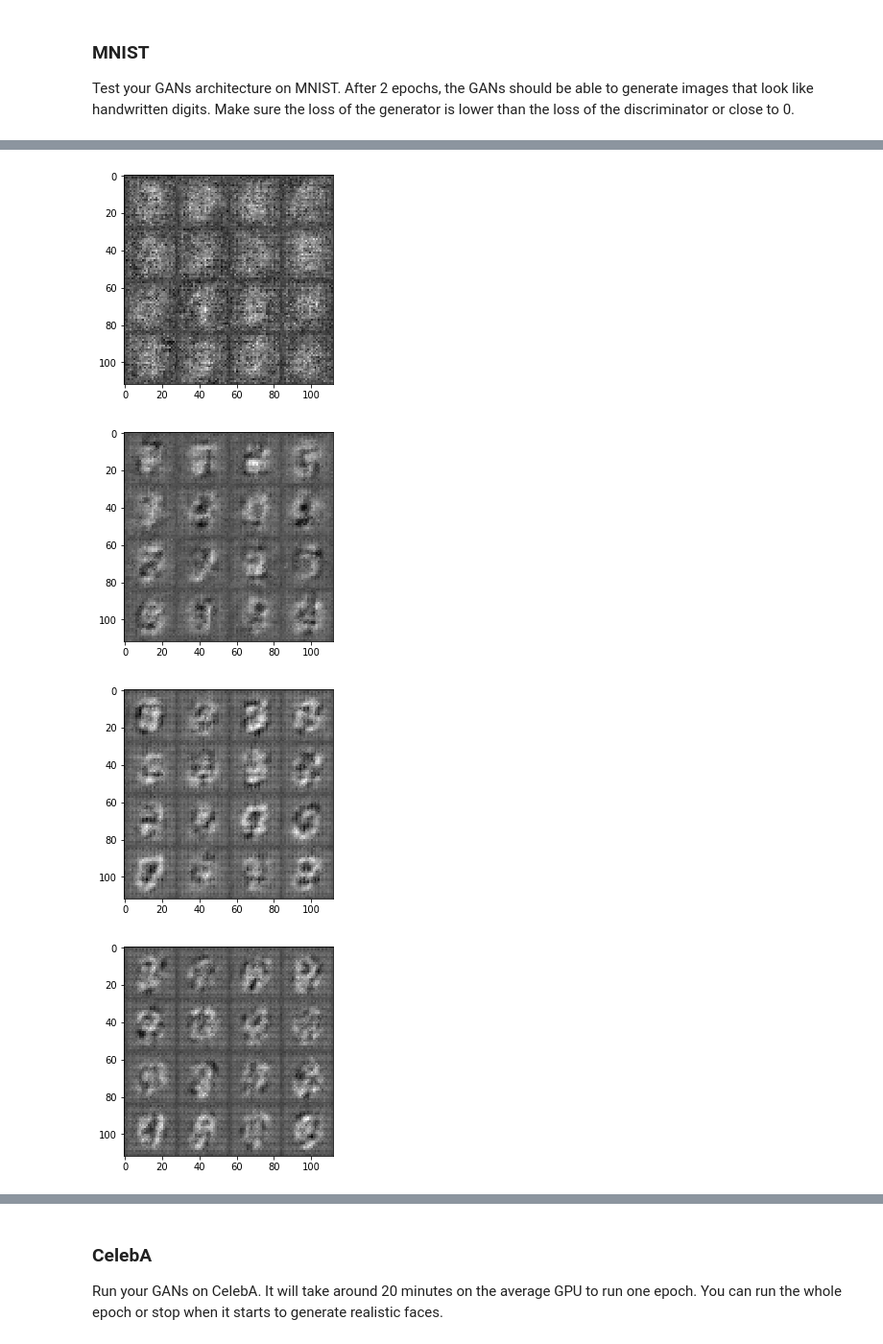
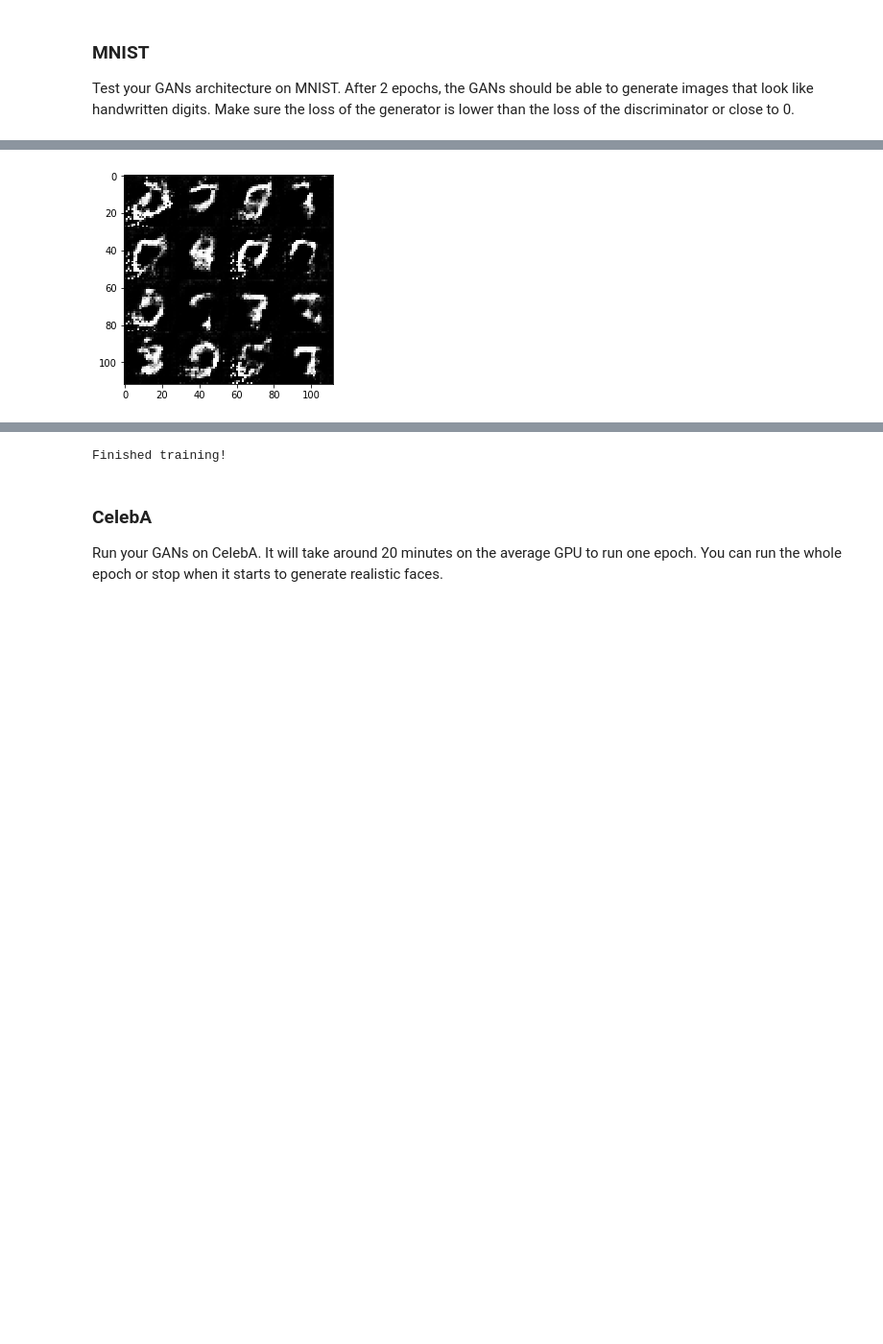
Before and after one commit to hdchan/deep-learning, a Jupyter notebook: face_generation/dlnd_face_generation-henrys-copy.ipynb, the cells around one changed output, grey strips where cells are left out. Shown at 96% size. Saved outputs shown, nothing was run; the diff lists cells and outputs as text; code cells hidden in the pictures; blank space fills up the shorter version.

Commit message:
updating discriminator and generator

```diff
--- a/face_generation/dlnd_face_generation-henrys-copy.ipynb
+++ b/face_generation/dlnd_face_generation-henrys-copy.ipynb
@@ -184,20 +191,27 @@ def generator(z, out_channel_dim, is_train=True):
     with tf.variable_scope('generator', reuse=not is_train):
 
         # First fully connected layer
-        x1 = tf.layers.dense(z, 7*7*112)
+        x1 = tf.layers.dense(z, 4*4*256)
+
         # Reshape it to start the convolutional stack
-        x1 = tf.reshape(x1, (-1, 7, 7, 112))
+        x1 = tf.reshape(x1, (-1, 4, 4, 256))
         x1 = tf.layers.batch_normalization(x1, training=is_train)
         x1 = tf.maximum(alpha * x1, x1)
-        # 7x7x112 now
+        # 4x4x256 now
 
-        x2 = tf.layers.conv2d_transpose(x1, 56, 5, strides=2, padding='same')
+        x2 = tf.layers.conv2d_transpose(x1, 128, 4, strides=1, padding='valid')
         x2 = tf.layers.batch_normalization(x2, training=is_train)
         x2 = tf.maximum(alpha * x2, x2)
-        # 14x14x224 now
+        # 7x7x128 now
 
-        logits = tf.layers.conv2d_transpose(x2, out_channel_dim, 5, strides=2, padding='same')
+        x3 = tf.layers.conv2d_transpose(x2, 64, 5, strides=2, padding='same')
+        x3 = tf.layers.batch_normalization(x3, training=is_train)
+        x3 = tf.maximum(alpha * x3, x3)
+        # 14x14x64 now
+
+        logits = tf.layers.conv2d_transpose(x3, out_channel_dim, 5, strides=2, padding='same')
         out = tf.tanh(logits)
+        # 28x28x3
 
         return out
 
@@ -267,7 +281,9 @@ def model_opt(d_loss, g_loss, learning_rate, beta1):
 
     # Optimize
     d_train_opt = tf.train.AdamOptimizer(learning_rate, beta1=beta1).minimize(d_loss, var_list=d_vars)
-    g_train_opt = tf.train.AdamOptimizer(learning_rate, beta1=beta1).minimize(g_loss, var_list=g_vars)
+
+    with tf.control_dependencies(tf.get_collection(tf.GraphKeys.UPDATE_OPS)):
+        g_train_opt = tf.train.AdamOptimizer(learning_rate, beta1=beta1).minimize(g_loss, var_list=g_vars)
 
     return d_train_opt, g_train_opt
 
@@ -361,18 +377,28 @@ def train(epoch_count, batch_size, z_dim, learning_rate, beta1, get_batches, dat
                 # TODO: Train Model
                 steps += 1
                 batch_z = np.random.uniform(-1, 1, size=(batch_size, z_dim))
+#                 batch_images *= 2
 
                 _ = sess.run(d_opt, feed_dict={input_real: batch_images, input_z: batch_z, _learning_rate:learning_rate})
-                _ = sess.run(g_opt, feed_dict={input_z: batch_z, _learning_rate:learning_rate})
+                _ = sess.run(g_opt, feed_dict={input_real: batch_images, input_z: batch_z, _learning_rate:learning_rate})
 
                 if steps % print_every == 0:
-#                     print('should be showing')
-                    show_generator_output(sess, 16, input_z, data_shape[3], data_image_mode)
+
+                    train_loss_d = d_loss.eval({input_z: batch_z, input_real: batch_images})
+                    train_loss_g = g_loss.eval({input_z: batch_z})
+
+                    print("Epoch {}/{}...".format(epoch_i+1, epoch_count),
+                          "Discriminator Loss: {:.4f}...".format(train_loss_d),
+                          "Generator Loss: {:.4f}".format(train_loss_g))
+
+#
+        show_generator_output(sess, 16, input_z, data_shape[3], data_image_mode)
+        print("Finished training!")
 # %% [markdown]
 ### MNIST
 Test your GANs architecture on MNIST.  After 2 epochs, the GANs should be able to generate images that look like handwritten digits.  Make sure the loss of the generator is lower than the loss of the discriminator or close to 0.
 # %%
-batch_size = 128
+batch_size = 64
 z_dim = 100
 learning_rate = 0.0001
 beta1 = 0.5
@@ -391,4 +435 @@ with tf.Graph().as_default():
-[figure, old version]
+[figure, new version]
-[figure, removed]
-[figure, removed]
-[figure, removed]
@@ -400,3 +436,4 @@ with tf.Graph().as_default():
+Finished training!
 # %% [markdown]
 ### CelebA
 Run your GANs on CelebA.  It will take around 20 minutes on the average GPU to run one epoch.  You can run the whole epoch or stop when it starts to generate realistic faces.
```
Also changed, not shown: parts of 4 cells of this notebook.
